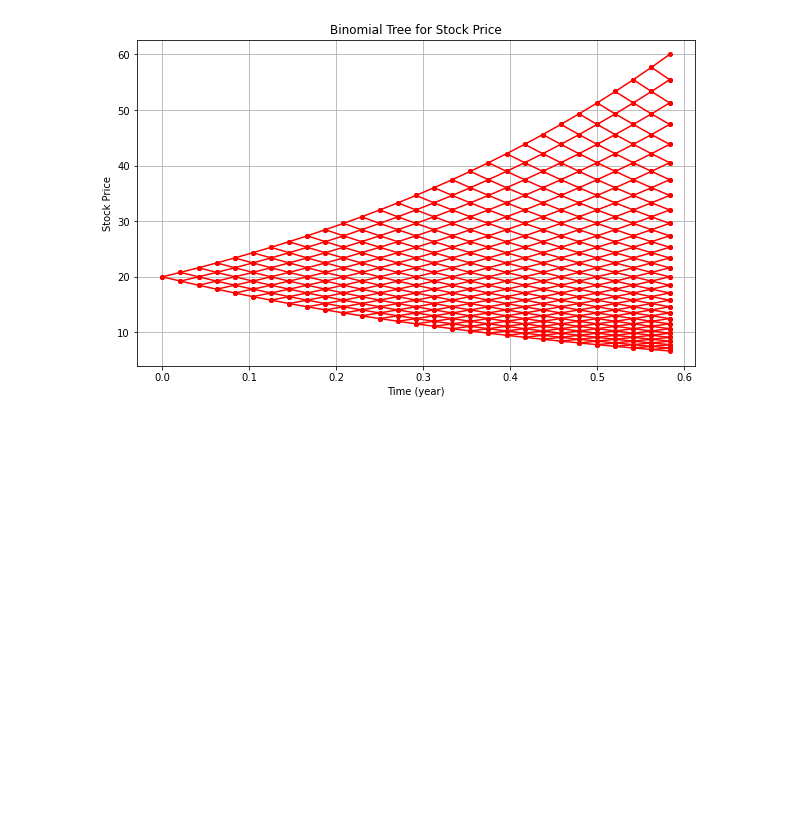
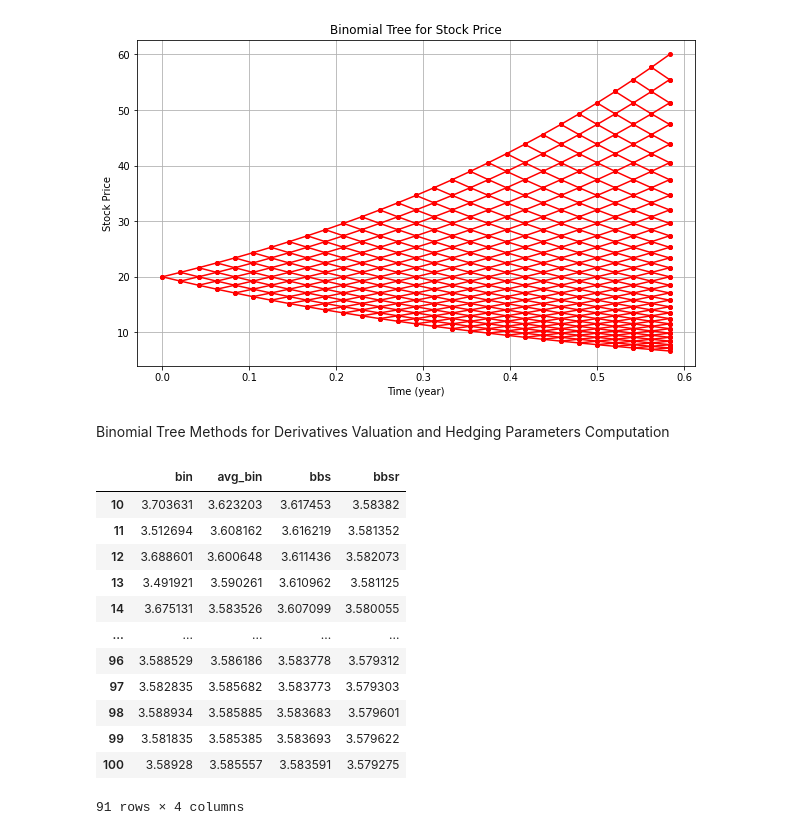
Before and after one commit to bradleyboyuyang/MTH9821-9831, a Jupyter notebook: MTH9821/hw3.ipynb, the cells around one changed output. Cells and saved outputs as stored; diff of their text form; code cells hidden in the pictures; blank space fills up the shorter version.

```diff
--- a/MTH9821/hw3.ipynb
+++ b/MTH9821/hw3.ipynb
@@ -41,3 +43,5 @@ plt.grid(True)
 plt.show()
 # %% [output]
 [figure]
+# %% [markdown]
+Binomial Tree Methods for Derivatives Valuation and Hedging Parameters Computation
@@ -43,0 +157,16 @@ plt.show()
+# %%
+df_eu
+# %% [output]
+|  | bin | avg_bin | bbs | bbsr |
+| 10 | 3.703631 | 3.623203 | 3.617453 | 3.58382 |
+| 11 | 3.512694 | 3.608162 | 3.616219 | 3.581352 |
+| 12 | 3.688601 | 3.600648 | 3.611436 | 3.582073 |
+| 13 | 3.491921 | 3.590261 | 3.610962 | 3.581125 |
+| 14 | 3.675131 | 3.583526 | 3.607099 | 3.580055 |
+| ... | ... | ... | ... | ... |
+| 96 | 3.588529 | 3.586186 | 3.583778 | 3.579312 |
+| 97 | 3.582835 | 3.585682 | 3.583773 | 3.579303 |
+| 98 | 3.588934 | 3.585885 | 3.583683 | 3.579601 |
+| 99 | 3.581835 | 3.585385 | 3.583693 | 3.579622 |
+| 100 | 3.58928 | 3.585557 | 3.583591 | 3.579275 |
+91 rows × 4 columns
```
Also changed, not shown: parts of 8 cells of this notebook, 5 other files.
